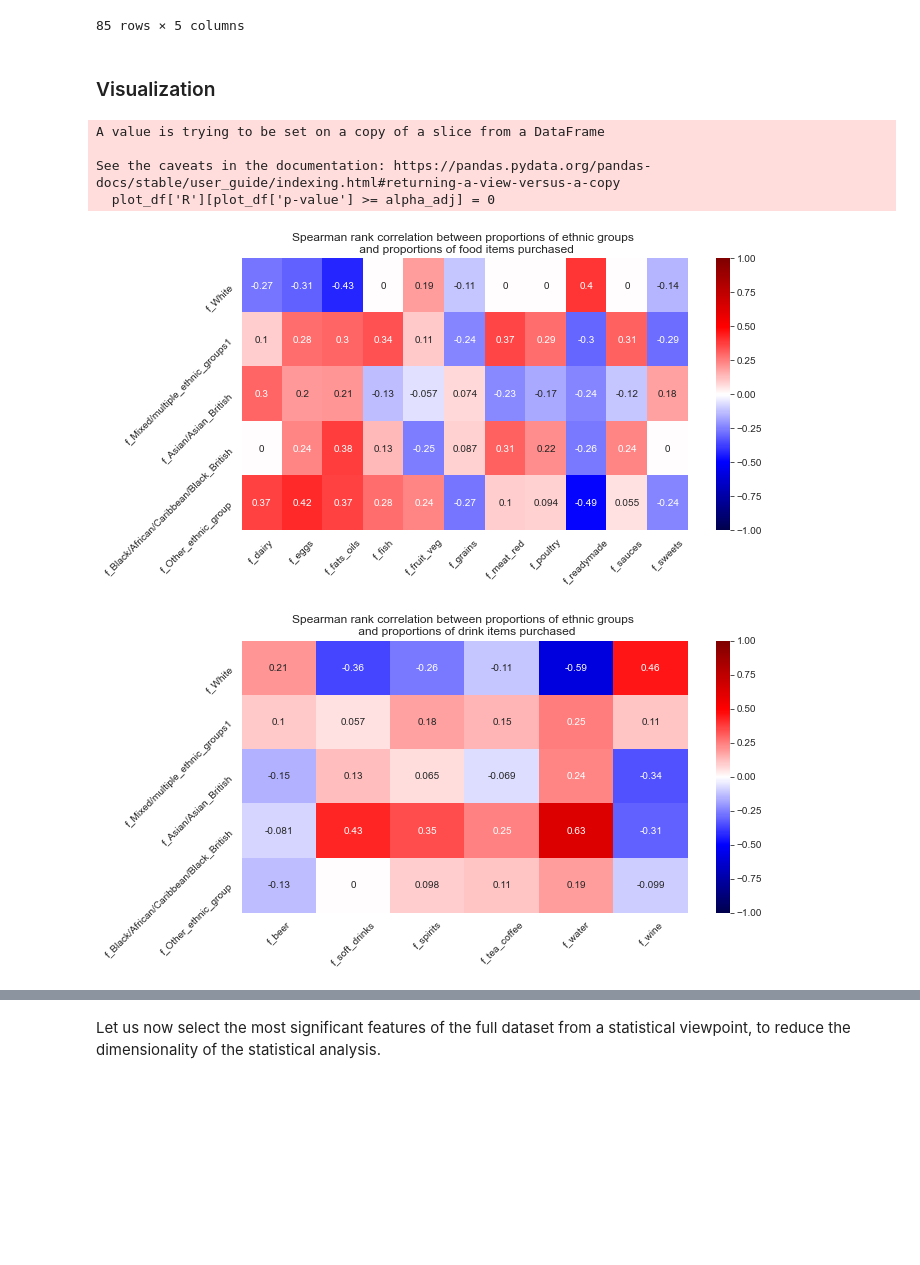
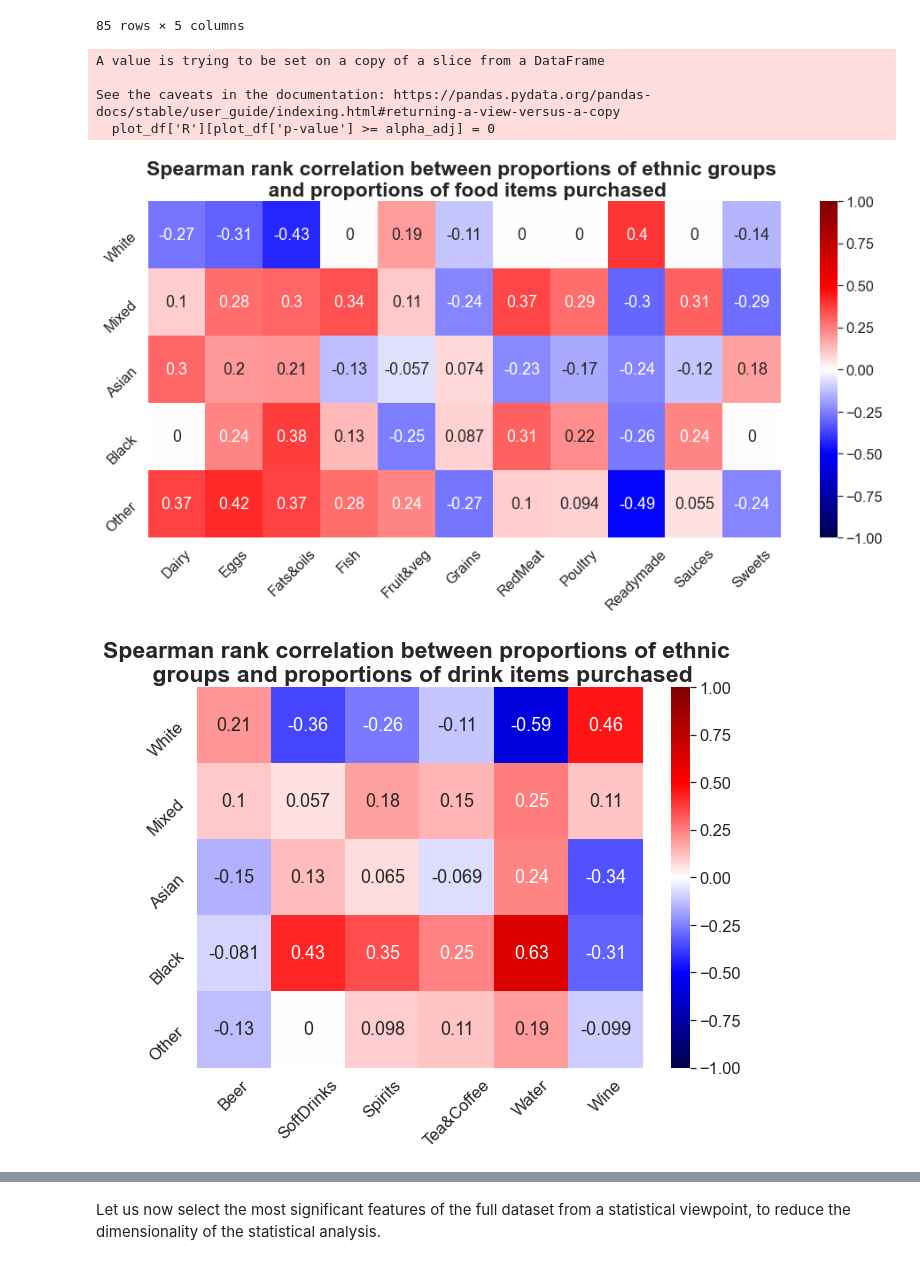
Before and after one commit to epfl-ada/ada-2020-project-milestone-p3-p3_enchiladas, a Jupyter notebook: proj_NB.ipynb, the cells around one changed output, grey strips where cells are left out. Cells and saved outputs as stored; diff of their text form; code cells hidden in the pictures; blank space fills up the shorter version.

```diff
--- a/proj_NB.ipynb
+++ b/proj_NB.ipynb
@@ -411,13 +470,21 @@ alpha_adj = 0.05/n_test
 fh_plot_df = fh_corr_df[fh_corr_df['p-value'] < alpha_adj]
 
 sns.set_style("dark")
+sns.set(font_scale=1.5)
 
-plt.figure(figsize=(10,5))
-g = sns.catplot(data=fh_plot_df, kind="bar", x="Ethnicity", y="R", hue="Category", palette="dark", alpha=.6, height=6, aspect=2)
+g = sns.catplot(data=fh_plot_df, kind="bar", x="Ethnicity", y="R", hue="Category", palette="dark",
+                alpha=.6, height=6, aspect=2)
+
 for ax in g.axes.flat:
     ax.grid(True, axis='y')
 ax.axhline(y=0, color='k')
-#['White', 'Mixed', 'Asian', 'Black', 'Other Eth.']
-plt.xticks(rotation=45 )
+
+#plt.xticks(rotation=45 )
+
+ax.tick_params(labelsize=15)
+
+ax.set_title('Spearman rank correlation between \n proportions of ethnicities and purchase diversity',
+             fontsize=23, fontweight='bold')
+
 plt.show()
 # %% [output]
@@ -510,8 +578,6 @@ ff_corr_df
 | 83 | Ethnic_Group;Other_ethnic_group_(... | drink | f_water | 0.189520 | 2.553798e-40 |
 | 84 | Ethnic_Group;Other_ethnic_group_(... | drink | f_wine | -0.099253 | 4.666605e-12 |
 85 rows × 5 columns
-# %% [markdown]
-### Visualization
 # %%
 # keep only the significant data
 # Bonferroni adjusted alpha
@@ -529,58 +595,63 @@ n_drink = 6
 
 R_food_np = np.zeros((n_ethnicity, n_food))
 R_drink_np = np.zeros((n_ethnicity, n_drink))
 
 for i in range(n_ethnicity):
     R_food_np[i,:] = plot_df['R'][np.logical_and(plot_df['Ethnicity'] == ethnicity_list[i], plot_df['Category'] == 'food')]
     R_drink_np[i,:] = plot_df['R'][np.logical_and(plot_df['Ethnicity'] == ethnicity_list[i], plot_df['Category'] == 'drink')]
 
 
-ethnicities_list = ['f_White',
-                    'f_Mixed/multiple_ethnic_groups1',
-                    'f_Asian/Asian_British',
-                    'f_Black/African/Caribbean/Black_British',
-                    'f_Other_ethnic_group']
+ethnicities_list = ['White',
+                    'Mixed',
+                    'Asian',
+                    'Black',
+                    'Other']
 
-food_list = ['f_dairy',
-             'f_eggs',
-             'f_fats_oils',
-             'f_fish',
-             'f_fruit_veg',
-             'f_grains',
-             'f_meat_red',
-             'f_poultry',
-             'f_readymade',
-             'f_sauces',
-             'f_sweets']
+food_list = ['Dairy',
+             'Eggs',
+             'Fats&oils',
+             'Fish',
+             'Fruit&veg',
+             'Grains',
+             'RedMeat',
+             'Poultry',
+             'Readymade',
+             'Sauces',
+             'Sweets']
 
-drink_list = ['f_beer',
-              'f_soft_drinks',
-              'f_spirits',
-              'f_tea_coffee',
-              'f_water',
-              'f_wine']
+drink_list = ['Beer',
+              'SoftDrinks',
+              'Spirits',
+              'Tea&Coffee',
+              'Water',
+              'Wine']
 
-plt.figure(figsize=(10,5))
+
+plt.figure(figsize=(16,7))
 ax = sns.heatmap(R_food_np, annot=True, vmin=-1, vmax=1, cmap='seismic')
-ax.set_title('Spearman rank correlation between proportions of ethnic groups \n and proportions of food items purchased')
+ax.set_title('Spearman rank correlation between proportions of ethnic groups \n and proportions of food items purchased',
+             fontsize=23, fontweight='bold')
+
 ax.set_xticklabels(food_list)
 plt.xticks(rotation=45)
 ax.set_yticklabels(ethnicities_list)
 plt.yticks(rotation=45)
 
 
-plt.figure(figsize=(10,5))
+plt.figure(figsize=(10,7))
 ax = sns.heatmap(R_drink_np, annot=True, vmin=-1, vmax=1, cmap='seismic')
-ax.set_title('Spearman rank correlation between proportions of ethnic groups \n and proportions of drink items purchased')
+ax.set_title('Spearman rank correlation between proportions of ethnic \n groups and proportions of drink items purchased',
+             fontsize=23, fontweight='bold')
+
 ax.set_xticklabels(drink_list)
 plt.xticks(rotation=45)
 ax.set_yticklabels(ethnicities_list)
 plt.yticks(rotation=45)
 plt.show()
 # %% [output]
 A value is trying to be set on a copy of a slice from a DataFrame
 
 See the caveats in the documentation: https://pandas.pydata.org/pandas-docs/stable/user_guide/indexing.html#returning-a-view-versus-a-copy
   plot_df['R'][plot_df['p-value'] >= alpha_adj] = 0
-[figure, old version]
+[figure, new version]
-[figure, old version]
+[figure, new version]
```
Also changed, not shown: parts of 43 cells of this notebook.
